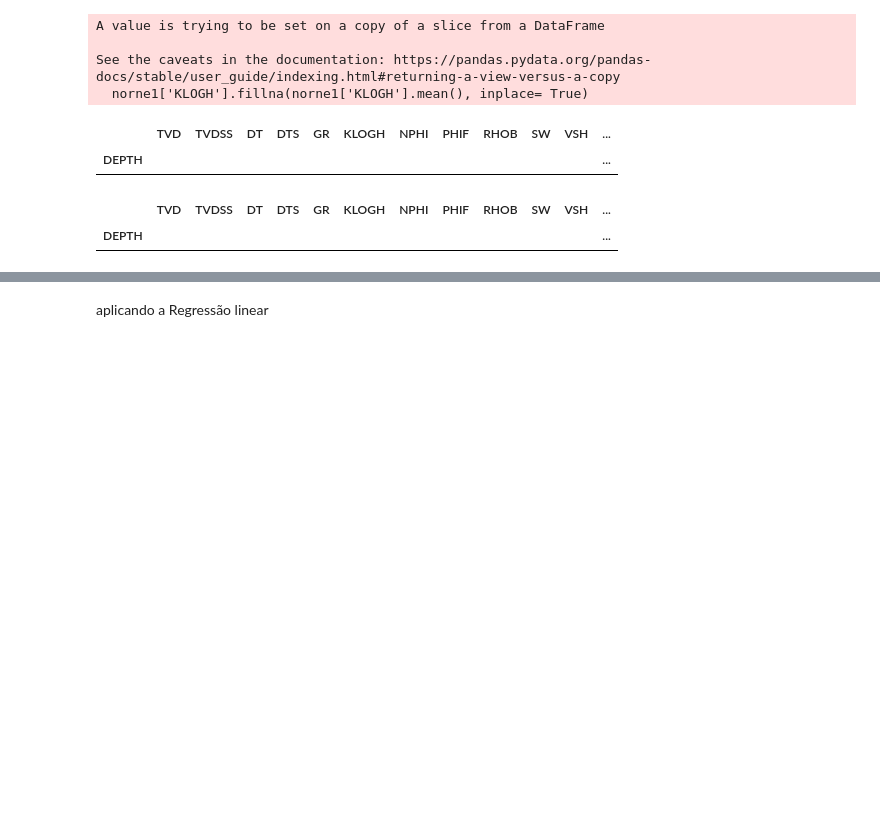
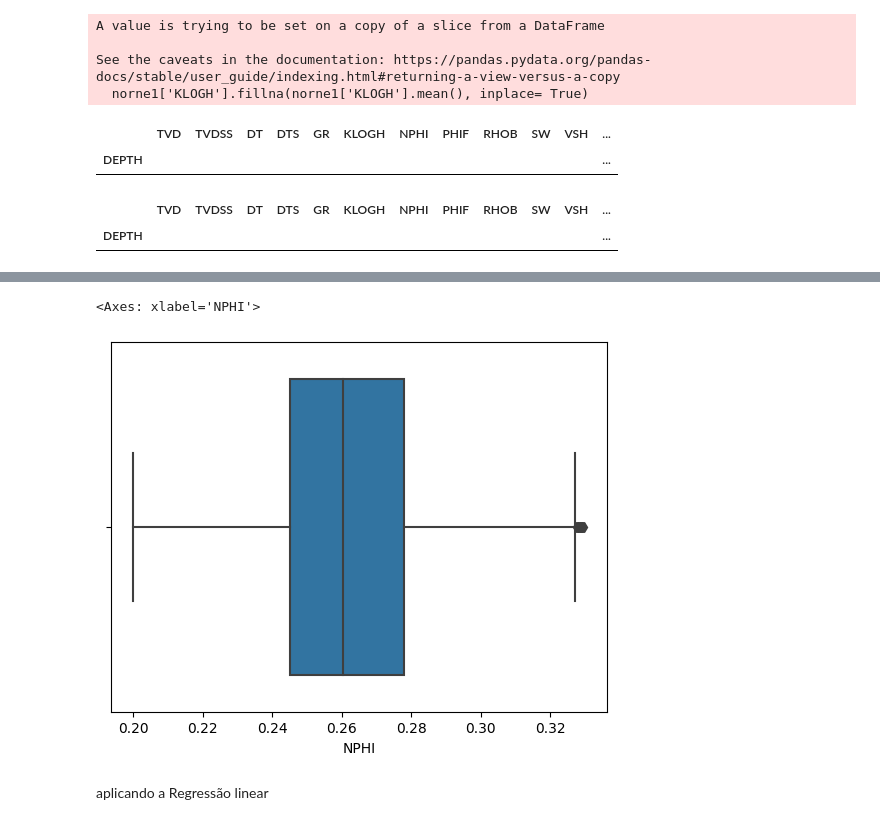
Before and after one commit to Victorjeferson98/c-digos, a Jupyter notebook: pre_processamento.ipynb, the cells around one changed output, grey strips where cells are left out. Saved outputs shown, nothing was run; the diff lists cells and outputs as text; code cells hidden in the pictures; blank space fills up the shorter version.

```diff
--- a/pre_processamento.ipynb
+++ b/pre_processamento.ipynb
@@ -293,3 +394,10 @@ norne1.loc[(norne1['KLOGH'] == 3272.625) | (norne1['KLOGH'] == 3272.750) | (norn
+# %%
+norne1 = norne1.drop(norne1[norne1['NPHI'] > 0.33].index)
+norne1 = norne1.drop(norne1[norne1['NPHI'] < 0.20].index)
+sns.boxplot(data=norne1,x='NPHI')
+# %% [output]
+<Axes: xlabel='NPHI'>
+[figure, added]
 # %% [markdown]
 aplicando a Regressão linear
 # %%
```
Also changed, not shown: parts of 28 cells of this notebook.
